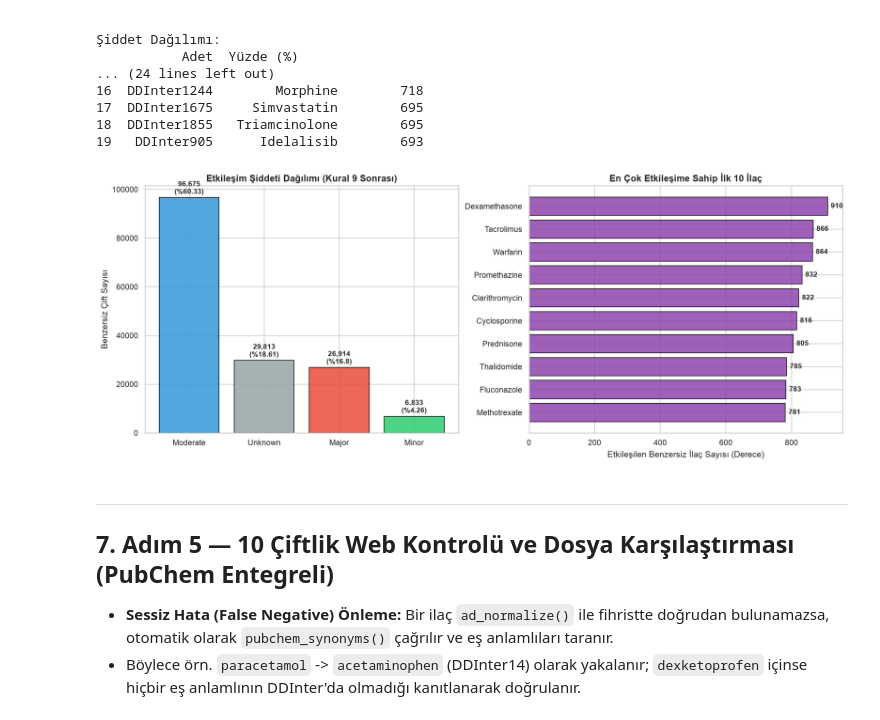
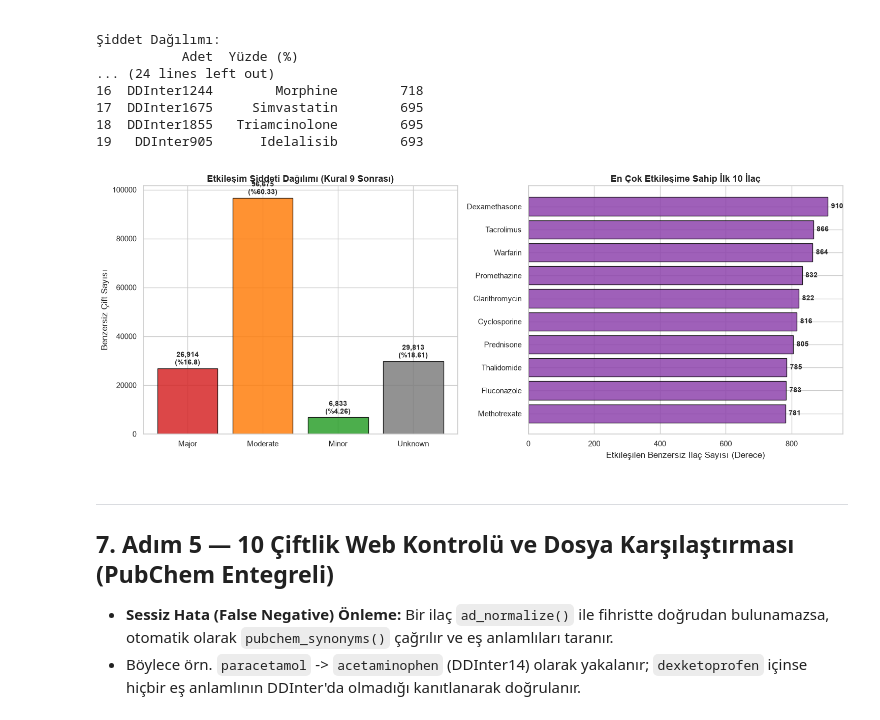
Before and after one commit to Msudeyanar/ddi-final, a Jupyter notebook: notebooks/04_ddinter_birlestirme.ipynb, the cells around one changed output. Cells and saved outputs as stored; diff of their text form; code cells hidden in the pictures.

```diff
--- a/notebooks/04_ddinter_birlestirme.ipynb
+++ b/notebooks/04_ddinter_birlestirme.ipynb
@@ -406,40 +429,44 @@ import seaborn as sns
 if 'sev_df' not in globals() or 'top20' not in globals():
     if 'df_etkilesim' not in globals():
         df_etkilesim = pd.read_csv(INTERIM_DIR / 'etkilesim.csv')
     sev_counts = df_etkilesim['siddet'].value_counts()
     sev_pcts = (df_etkilesim['siddet'].value_counts(normalize=True) * 100).round(2)
     sev_df = pd.DataFrame({'Adet': sev_counts, 'Yüzde (%)': sev_pcts})
     p1 = df_etkilesim[['id_1', 'drug_1', 'id_2']].rename(columns={'id_1': 'id', 'drug_1': 'name', 'id_2': 'partner'})
     p2 = df_etkilesim[['id_2', 'drug_2', 'id_1']].rename(columns={'id_2': 'id', 'drug_2': 'name', 'id_1': 'partner'})
     all_p = pd.concat([p1, p2], ignore_index=True)
     pc = all_p.groupby('id')['partner'].nunique()
     nm = all_p.groupby('id')['name'].first()
     top20 = pd.DataFrame({'ddinter_id': pc.index, 'drug_name': nm, 'es_sayisi': pc.values}).sort_values('es_sayisi', ascending=False).head(20).reset_index(drop=True)
 
 # Görselleştirme: Şiddet Dağılımı ve İlk 10 İlaç
+# PDF Kuralı: Şiddet renkleri Major #d62728, Moderate #ff7f0e, Minor #2ca02c, Unknown #7f7f7f
+# Sıralama: Major -> Moderate -> Minor -> Unknown
+danisman_colors = {"Major": "#d62728", "Moderate": "#ff7f0e", "Minor": "#2ca02c", "Unknown": "#7f7f7f"}
+sev_order = ["Major", "Moderate", "Minor", "Unknown"]
+sev_df_plot = sev_df.reindex(sev_order).dropna()
+
 fig, axes = plt.subplots(1, 2, figsize=(15, 6))
 
-colors = {"Moderate": "#3498db", "Unknown": "#95a5a6", "Major": "#e74c3c", "Minor": "#2ecc71"}
-bar_colors = [colors.get(s, "#333") for s in sev_df.index]
-axes[0].bar(sev_df.index, sev_df["Adet"], color=bar_colors, edgecolor="black", alpha=0.85)
+bar_colors = [danisman_colors.get(s, "#333") for s in sev_df_plot.index]
+axes[0].bar(sev_df_plot.index, sev_df_plot["Adet"], color=bar_colors, edgecolor="black", alpha=0.85)
 axes[0].set_title("Etkileşim Şiddeti Dağılımı (Kural 9 Sonrası)", fontsize=13, fontweight="bold")
 axes[0].set_ylabel("Benzersiz Çift Sayısı")
-for i, (cat, val) in enumerate(zip(sev_df.index, sev_df["Adet"])):
-    pct = sev_df.loc[cat, "Yüzde (%)"]
+for i, (cat, val) in enumerate(zip(sev_df_plot.index, sev_df_plot["Adet"])):
+    pct = sev_df_plot.loc[cat, "Yüzde (%)"]
     axes[0].text(i, val + 1500, f"{val:,}\n(%{pct})", ha="center", fontsize=10, fontweight="bold")
 
 top10 = top20.head(10).sort_values("es_sayisi", ascending=True)
 axes[1].barh(top10["drug_name"], top10["es_sayisi"], color="#8e44ad", edgecolor="black", alpha=0.85)
 axes[1].set_title("En Çok Etkileşime Sahip İlk 10 İlaç", fontsize=13, fontweight="bold")
 axes[1].set_xlabel("Etkileşilen Benzersiz İlaç Sayısı (Derece)")
 for i, v in enumerate(top10["es_sayisi"]):
     axes[1].text(v + 10, i, f"{v:,}", va="center", fontweight="bold", fontsize=10)
 
 plt.tight_layout()
 plt.savefig(FIGS_DIR / "04_ddinter_metrikler.png", dpi=300)
-plt.show()
 # %% [output]
-[figure, old version]
+[figure, new version]
 # %% [markdown]
 ---
 ## 7. Adım 5 — 10 Çiftlik Web Kontrolü ve Dosya Karşılaştırması (PubChem Entegreli)
```
Also changed, not shown: parts of 9 cells of this notebook, 8 other files.
